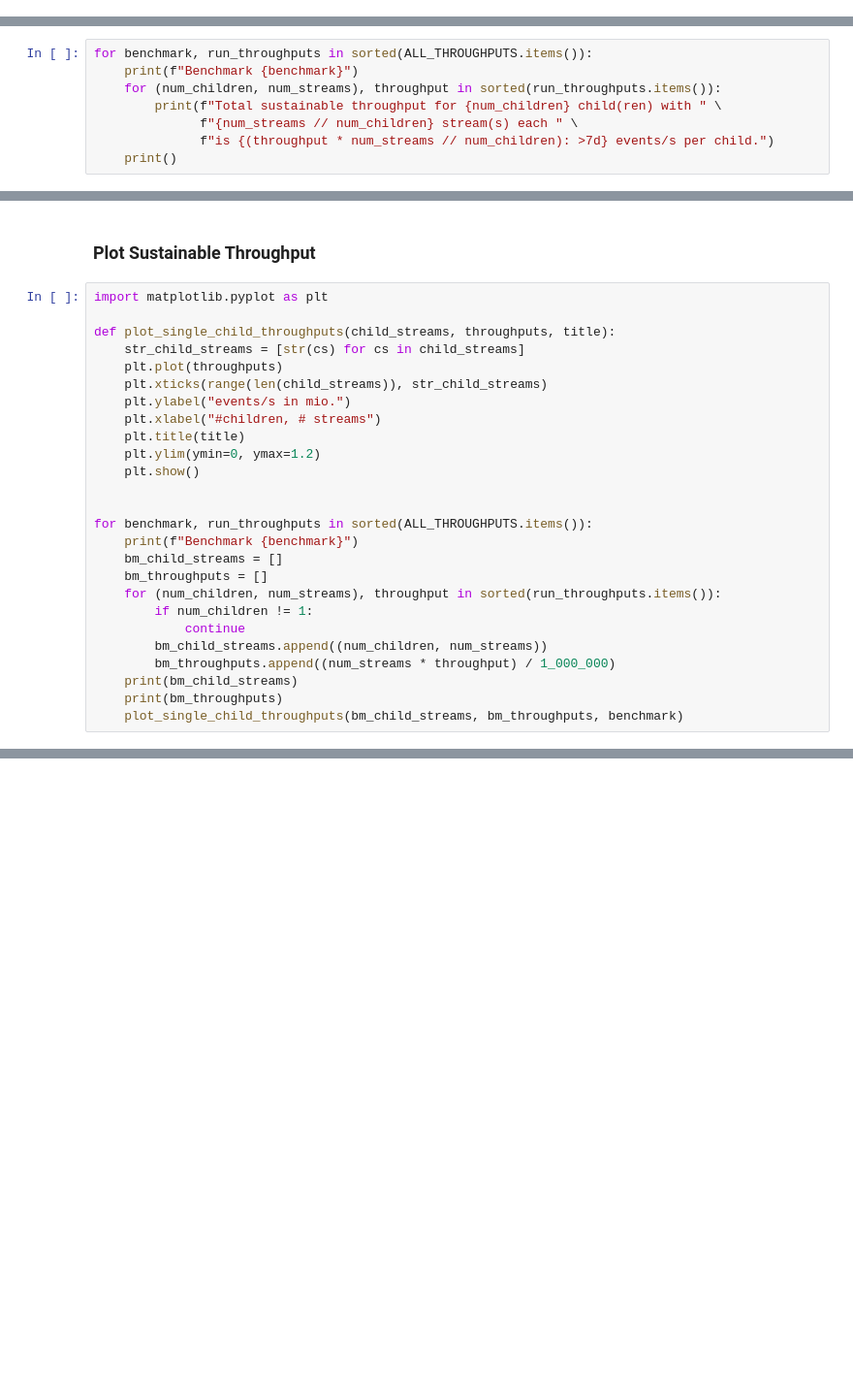
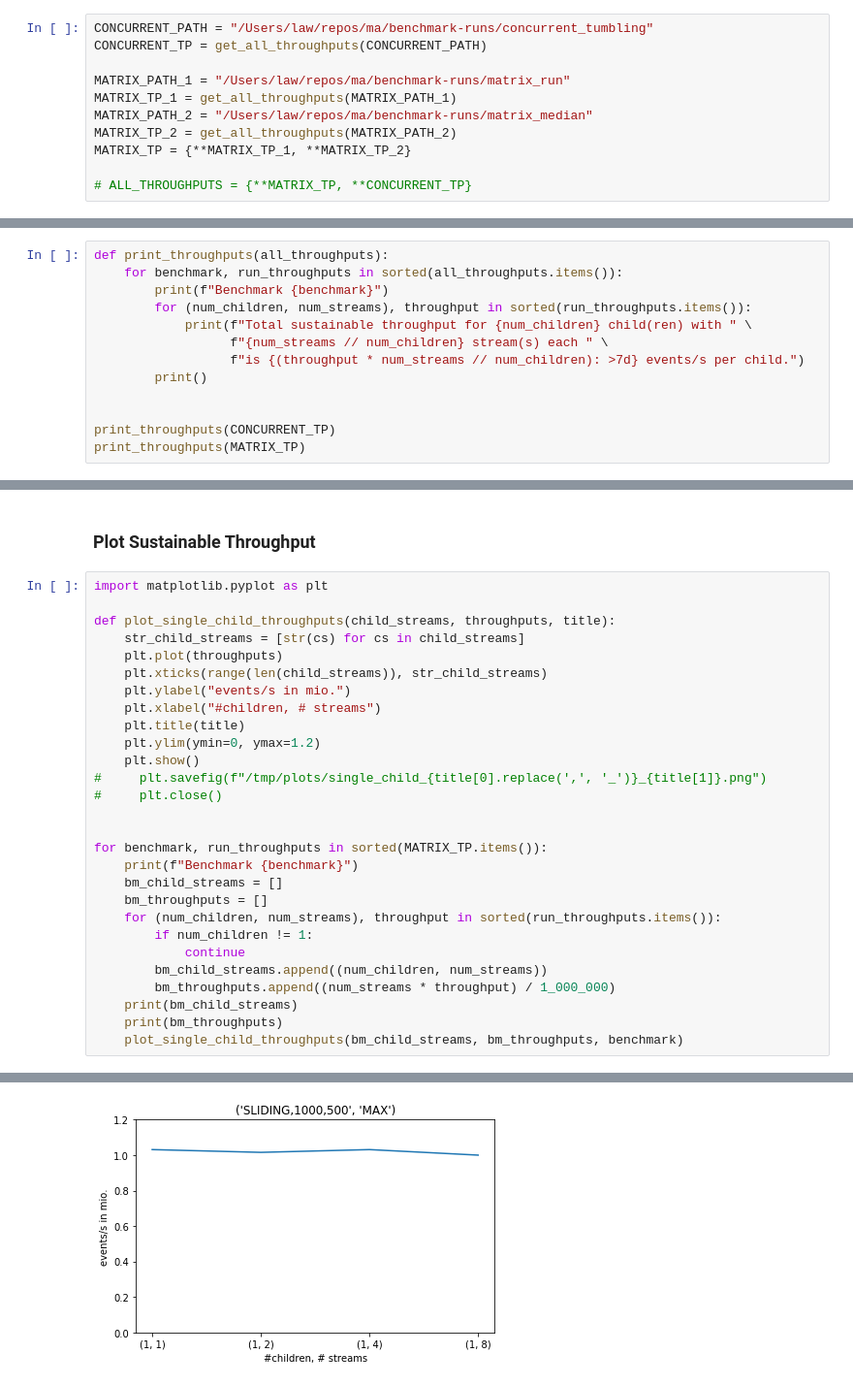
Before and after one commit to hpides/disco, a Jupyter notebook: eval/sustainable_throughput_analysis.ipynb, the cells around one changed output, grey strips where cells are left out. Shown: that part at 97% size. Drawn from its saved outputs; the diff is of its cells as text; blank space fills up the shorter version.

Commit message:
Add multi-level support in benchmark run

```diff
--- a/eval/sustainable_throughput_analysis.ipynb
+++ b/eval/sustainable_throughput_analysis.ipynb
@@ -58,0 +58,11 @@ for log_file in sorted(os.listdir(LOG_PATH)):
+# %%
+CONCURRENT_PATH = "/Users/law/repos/ma/benchmark-runs/concurrent_tumbling"
+CONCURRENT_TP = get_all_throughputs(CONCURRENT_PATH)
+
+MATRIX_PATH_1 = "/Users/law/repos/ma/benchmark-runs/matrix_run"
+MATRIX_TP_1 = get_all_throughputs(MATRIX_PATH_1)
+MATRIX_PATH_2 = "/Users/law/repos/ma/benchmark-runs/matrix_median"
+MATRIX_TP_2 = get_all_throughputs(MATRIX_PATH_2)
+MATRIX_TP = {**MATRIX_TP_1, **MATRIX_TP_2}
+
+# ALL_THROUGHPUTS = {**MATRIX_TP, **CONCURRENT_TP}
@@ -59,8 +87,13 @@ for log_file in sorted(os.listdir(LOG_PATH)):
 # %%
-for benchmark, run_throughputs in sorted(ALL_THROUGHPUTS.items()):
-    print(f"Benchmark {benchmark}")
-    for (num_children, num_streams), throughput in sorted(run_throughputs.items()):
-        print(f"Total sustainable throughput for {num_children} child(ren) with " \
-              f"{num_streams // num_children} stream(s) each " \
-              f"is {(throughput * num_streams // num_children): >7d} events/s per child.")
-    print()
+def print_throughputs(all_throughputs):
+    for benchmark, run_throughputs in sorted(all_throughputs.items()):
+        print(f"Benchmark {benchmark}")
+        for (num_children, num_streams), throughput in sorted(run_throughputs.items()):
+            print(f"Total sustainable throughput for {num_children} child(ren) with " \
+                  f"{num_streams // num_children} stream(s) each " \
+                  f"is {(throughput * num_streams // num_children): >7d} events/s per child.")
+        print()
+
+
+print_throughputs(CONCURRENT_TP)
+print_throughputs(MATRIX_TP)
@@ -83,9 +134,11 @@ def plot_single_child_throughputs(child_streams, throughputs, title):
     plt.title(title)
     plt.ylim(ymin=0, ymax=1.2)
     plt.show()
+#     plt.savefig(f"/tmp/plots/single_child_{title[0].replace(',', '_')}_{title[1]}.png")
+#     plt.close()
 
 
-for benchmark, run_throughputs in sorted(ALL_THROUGHPUTS.items()):
+for benchmark, run_throughputs in sorted(MATRIX_TP.items()):
     print(f"Benchmark {benchmark}")
     bm_child_streams = []
     bm_throughputs = []
@@ -97,3 +150,4 @@ for benchmark, run_throughputs in sorted(ALL_THROUGHPUTS.items()):
     print(bm_child_streams)
     print(bm_throughputs)
     plot_single_child_throughputs(bm_child_streams, bm_throughputs, benchmark)
+# %% [output]
@@ -99,0 +157 @@ for benchmark, run_throughputs in sorted(ALL_THROUGHPUTS.items()):
+[figure, added]
```
Also changed, not shown: parts of 7 cells of this notebook, 12 other files.
